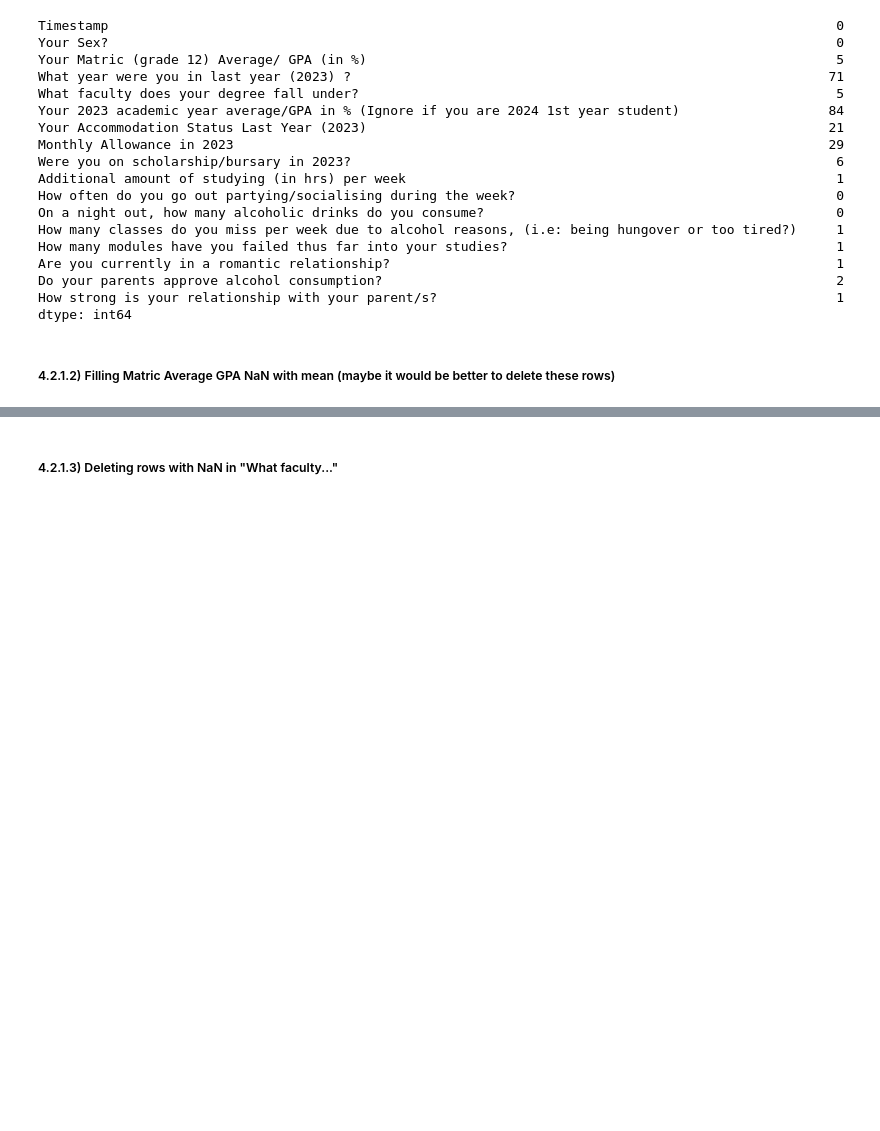
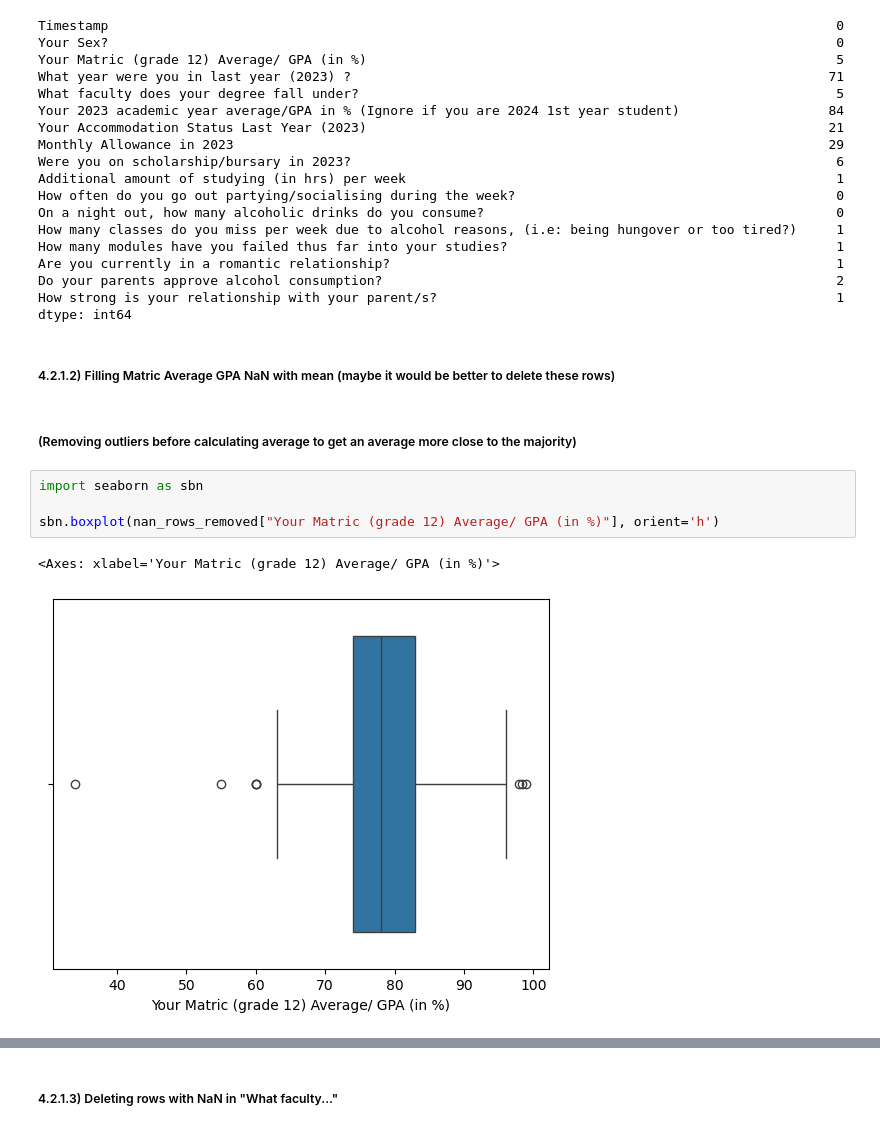
Before and after one commit to TRossen89/BI_MP_Assignments, a Jupyter notebook: MP1_Data_Ingestion_and_Wrangling.ipynb, the cells around one changed output, grey strips where cells are left out. Saved outputs shown, nothing was run; the diff lists cells and outputs as text; blank space fills up the shorter version.

Commit message:
Proforma dealing with outliers

```diff
--- a/MP1_Data_Ingestion_and_Wrangling.ipynb
+++ b/MP1_Data_Ingestion_and_Wrangling.ipynb
@@ -391,3 +391,12 @@ How strong is your relationship with your parent/s?
 dtype: int64
 # %% [markdown]
 ##### 4.2.1.2) Filling Matric Average GPA NaN with mean (maybe it would be better to delete these rows)
+# %% [markdown]
+##### (Removing outliers before calculating average to get an average more close to the majority)
+# %%
+import seaborn as sbn
+
+sbn.boxplot(nan_rows_removed["Your Matric (grade 12) Average/ GPA (in %)"], orient='h')
+# %% [output]
+<Axes: xlabel='Your Matric (grade 12) Average/ GPA (in %)'>
+[figure, added]
```
Also changed, not shown: parts of 20 cells of this notebook.
